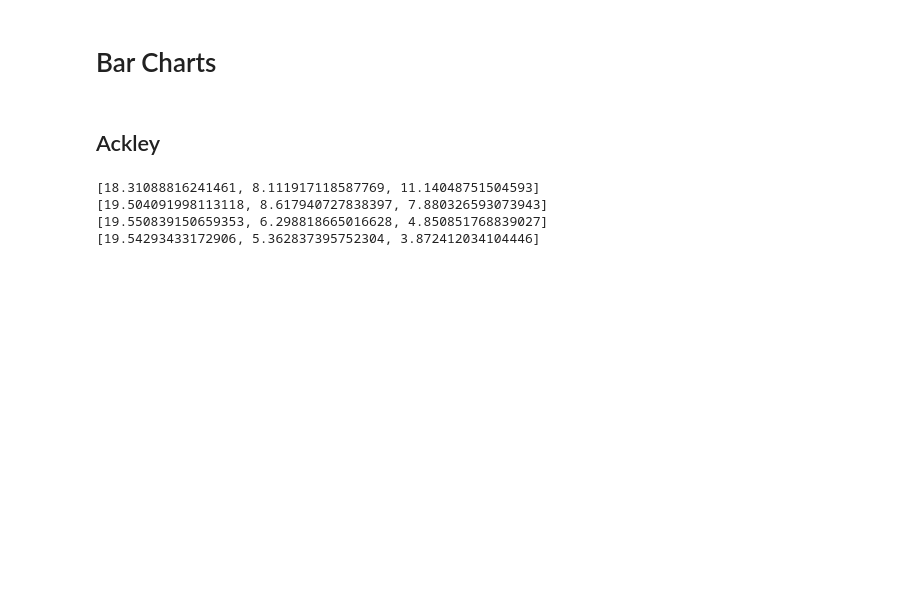
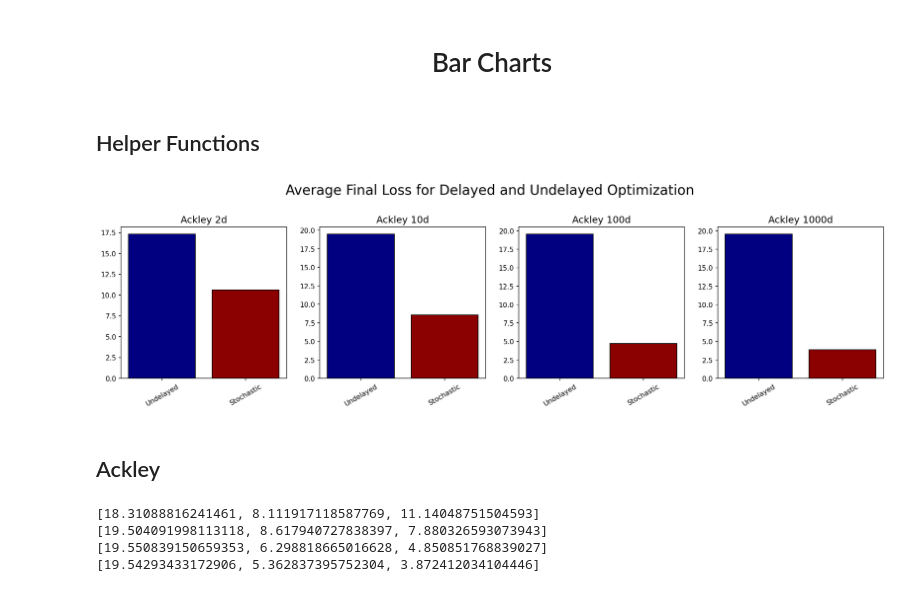
Before and after one commit to ebensonm/delay-optimizer, a Jupyter notebook: DelayEffects/bar_plots.ipynb, the cells around one changed output. Cells and saved outputs as stored; diff of their text form; code cells hidden in the pictures; blank space fills up the shorter version.

Commit message:
Update histogram plot code

```diff
--- a/DelayEffects/bar_plots.ipynb
+++ b/DelayEffects/bar_plots.ipynb
@@ -35,5 +10,54 @@ def unload(func_dict):
 # %% [markdown]
-# Bar Charts
+# <center> Bar Charts
+# %% [markdown]
+## Helper Functions
+# %%
+def load(loss_name, d, file_tag):
+    filename = f"Data/{loss_name}{d}d_{file_tag}.dat"
+    return Data.load(filename)
+# %%
+def get_colors(n):
+    colors1 = ['C1', 'C0', 'C2', 'C3', 'C4']
+    colors2 = ['lightblue', 'lightgreen', 'lightcoral', 'thistle'] # For dropping delays ??
+    return colors1[:n], colors2[:n]
+# %%
+def get_mean_final_loss(loss_name, d, file_tag):
+    data = load(loss_name, d, file_tag)
+    return data.get_mean_final(data.loss_vals)
+
+
+def plot_hist(loss_name, file_tags, labels=None, logscale=False, clip_axis=False):
+    # Initialize
+    dimensions = [2, 10, 100, 1000]
+    if labels is None: labels = filetags
+    colors1, colors2 = get_colors(len(file_tags))
+    fig, axes = plt.subplots(1, 4, dpi=150, figsize=(20,4))
+
+    # Plot
+    for i, d in enumerate(dimensions):
+        xticks = np.arange(len(file_tags))
+        means = [get_mean_final_loss(loss_name, d, tag) for tag in file_tags]
+        axes[i].bar(xticks, means, color=colors1, edgecolor='k')
+        # Add bars for dropping delays
+        axes[i].set_title(f"{loss_name} {d}d", fontsize=14)
+        axes[i].set_xticks(xticks)
+        axes[i].set_xticklabels(labels, rotation=30)
+
+        if logscale:
+            axes[i].set_ylim([1e-8, max(means[d])*10])
+            axes[i].set_yscale('log')
+        if clip_axis:
+            undel_ratio = 2/3 if clip_axis is True else clip_axis
+            axes[i].set_ylim([0, means[d][0] / undel_ratio])
+
+    fig.suptitle("Average Final Loss for Delayed and Undelayed Optimization", y=1.1, size=20)
+# %%
+file_tags = ['optimal_undel', 'optimal_stochL1']
+labels = ['Undelayed', 'Stochastic']
+plot_hist("Ackley", file_tags, labels)
+plt.show()
+# %% [output]
+[figure, added]
 # %%
 def calc_mean(func_obj, delay_type, param_type='optimal', param_file='../final_params.csv'):
     func_obj.optimize(delay_type, break_opt=True, save_state=False, save_loss=True,
```
Also changed, not shown: parts of 5 cells of this notebook.
